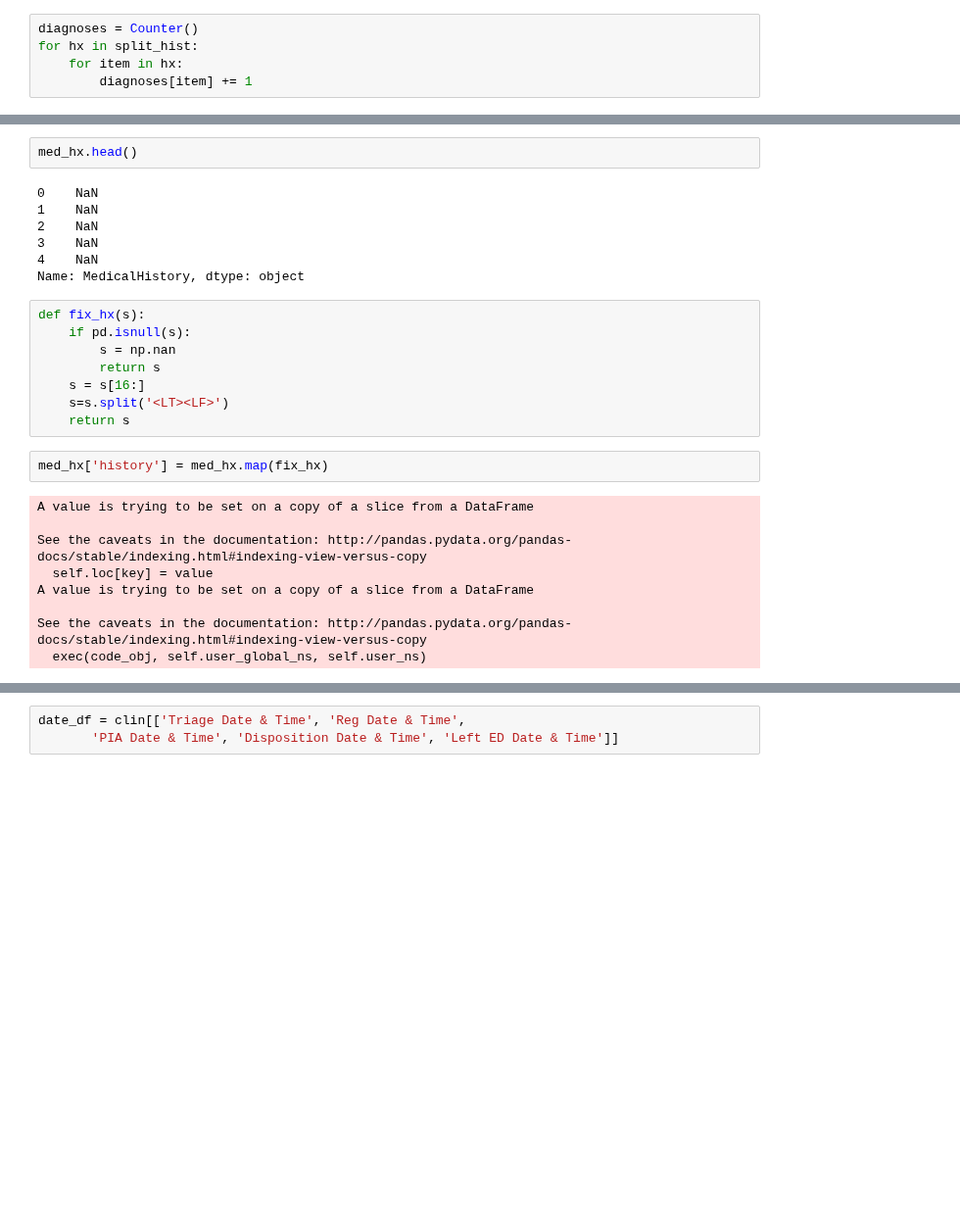
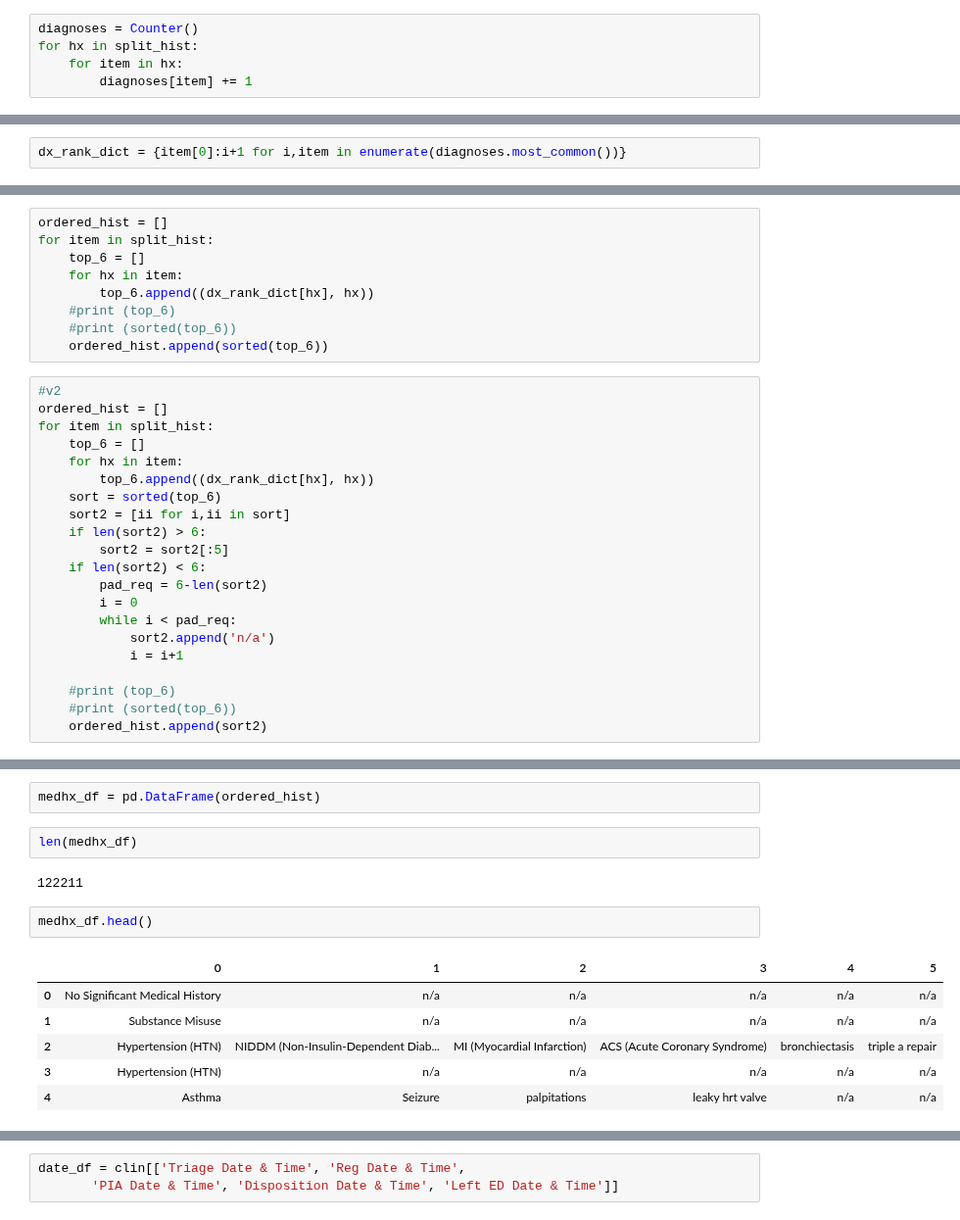
Before and after one commit to Jaskolk/ed-triage, a Jupyter notebook: exploring_data.ipynb, the cells around one changed output, grey strips where cells are left out. Shown at 98% size. Saved outputs shown, nothing was run; the diff lists cells and outputs as text; blank space fills up the shorter version.

Commit message:
parsed medical history beta

```diff
--- a/exploring_data.ipynb
+++ b/exploring_data.ipynb
@@ -548,3 +574,5 @@ diagnoses.most_common()
  ('leg pain', 6),
  ('Stents x 2', 6),
  ...]
+# %%
+dx_rank_dict = {item[0]:i+1 for i,item in enumerate(diagnoses.most_common())}
@@ -550,0 +655,30 @@ diagnoses.most_common()
+# %%
+ordered_hist = []
+for item in split_hist:
+    top_6 = []
+    for hx in item:
+        top_6.append((dx_rank_dict[hx], hx))
+    #print (top_6)
+    #print (sorted(top_6))
+    ordered_hist.append(sorted(top_6))
+# %%
+#v2
+ordered_hist = []
+for item in split_hist:
+    top_6 = []
+    for hx in item:
+        top_6.append((dx_rank_dict[hx], hx))
+    sort = sorted(top_6)
+    sort2 = [ii for i,ii in sort]
+    if len(sort2) > 6:
+        sort2 = sort2[:5]
+    if len(sort2) < 6:
+        pad_req = 6-len(sort2)
+        i = 0
+        while i < pad_req:
+            sort2.append('n/a')
+            i = i+1
+
+    #print (top_6)
+    #print (sorted(top_6))
+    ordered_hist.append(sort2)
@@ -551,28 +709,15 @@ diagnoses.most_common()
+# %%
+medhx_df = pd.DataFrame(ordered_hist)
+# %%
+len(medhx_df)
+# %% [output]
+122211
 # %%
-med_hx.head()
+medhx_df.head()
 # %% [output]
-0    NaN
-1    NaN
-2    NaN
-3    NaN
-4    NaN
-Name: MedicalHistory, dtype: object
+|  | 0 | 1 | 2 | 3 | 4 | 5 |
+| 0 | No Significant Medical History | n/a | n/a | n/a | n/a | n/a |
+| 1 | Substance Misuse | n/a | n/a | n/a | n/a | n/a |
+| 2 | Hypertension (HTN) | NIDDM (Non-Insulin-Dependent Diab... | MI (Myocardial Infarction) | ACS (Acute Coronary Syndrome) | bronchiectasis | triple a repair |
+| 3 | Hypertension (HTN) | n/a | n/a | n/a | n/a | n/a |
+| 4 | Asthma | Seizure | palpitations | leaky hrt valve | n/a | n/a |
-# %%
-def fix_hx(s):
-    if pd.isnull(s):
-        s = np.nan
-        return s
-    s = s[16:]
-    s=s.split('<LT><LF>')
-    return s
-# %%
-med_hx['history'] = med_hx.map(fix_hx)
-# %% [output]
-A value is trying to be set on a copy of a slice from a DataFrame
-
-See the caveats in the documentation: http://pandas.pydata.org/pandas-docs/stable/indexing.html#indexing-view-versus-copy
-  self.loc[key] = value
-A value is trying to be set on a copy of a slice from a DataFrame
-
-See the caveats in the documentation: http://pandas.pydata.org/pandas-docs/stable/indexing.html#indexing-view-versus-copy
-  exec(code_obj, self.user_global_ns, self.user_ns)
```
Also changed, not shown: parts of 22 cells of this notebook.
